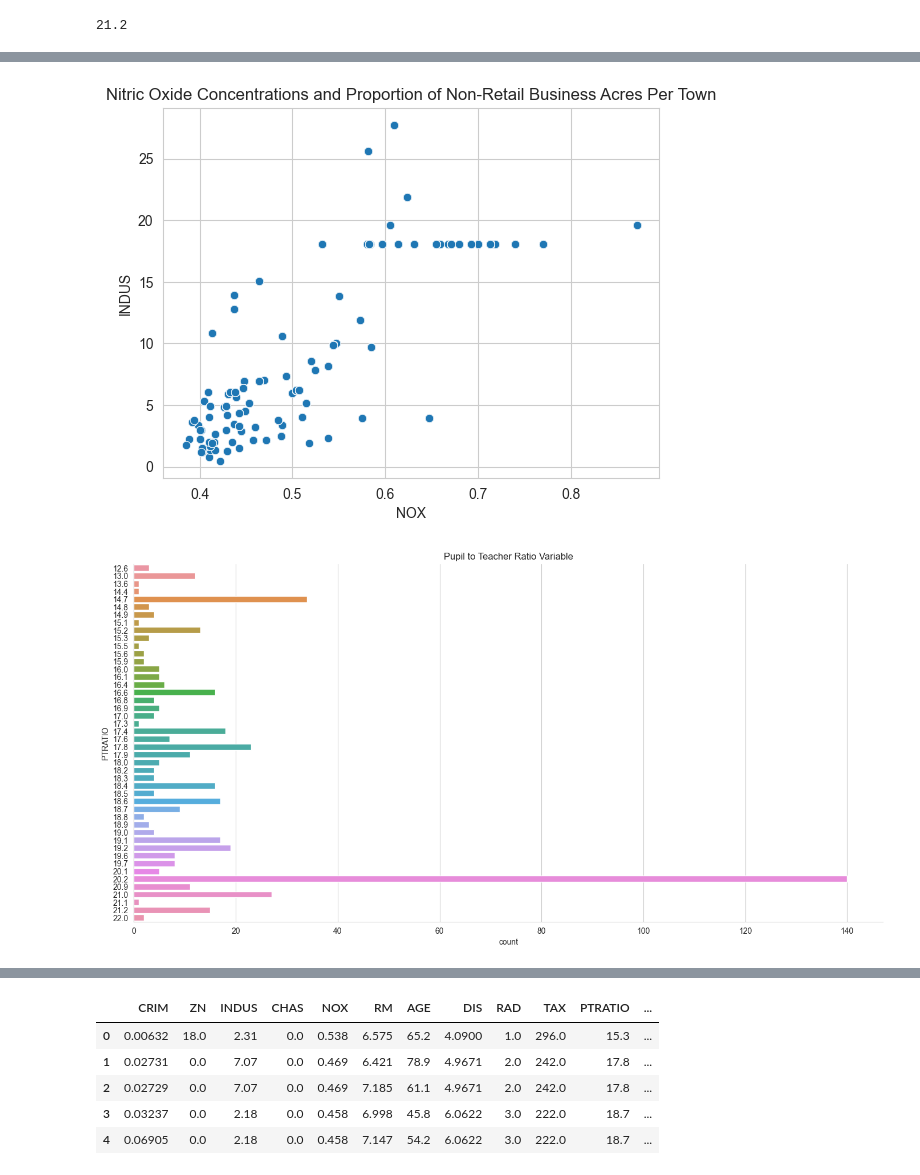
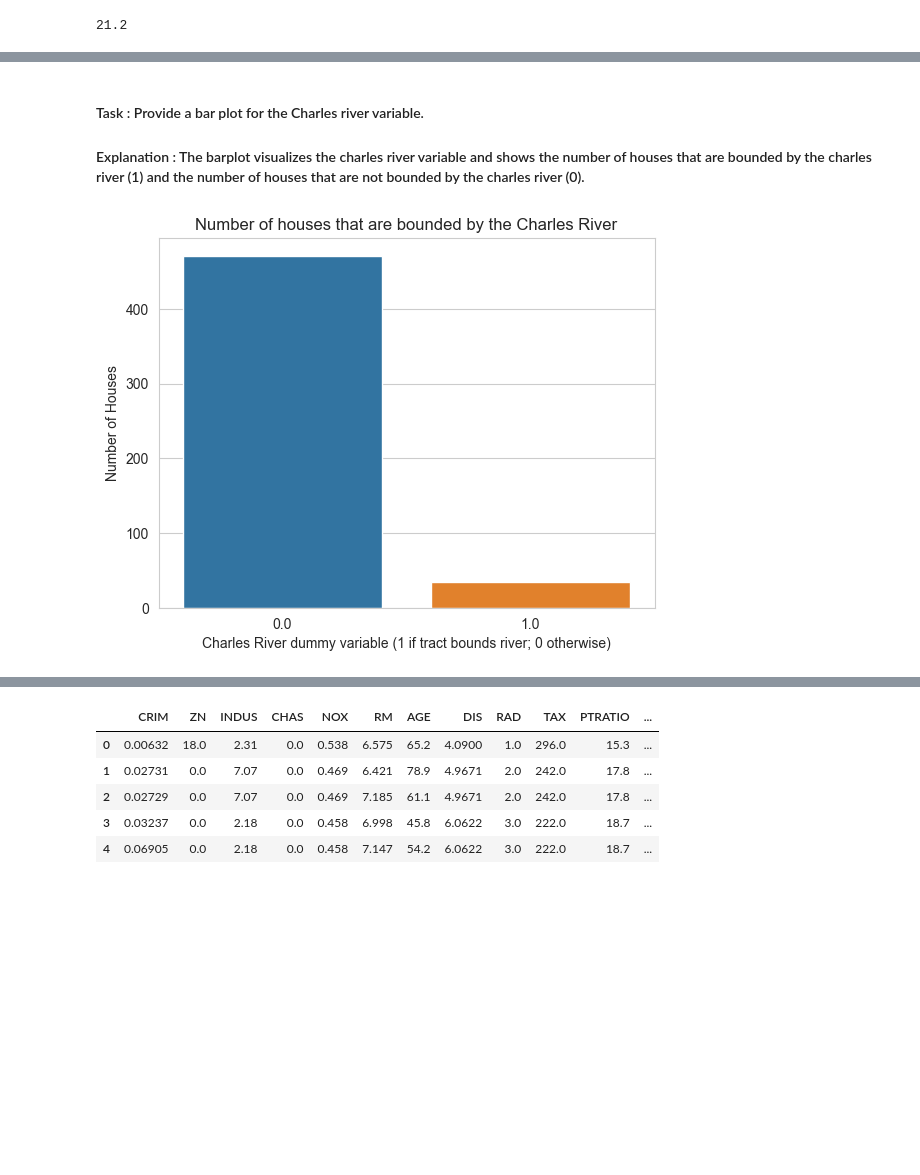
Before and after one commit to mathewpeedikayil/statistics-for-data-science-with-python, a Jupyter notebook: Optional_Peer_Graded_Assignment.jupyterlite.ipynb, the cells around one changed output, grey strips where cells are left out. Drawn from its saved outputs; the diff is of its cells as text; code cells hidden in the pictures; blank space fills up the shorter version.

```diff
--- a/Optional_Peer_Graded_Assignment.jupyterlite.ipynb
+++ b/Optional_Peer_Graded_Assignment.jupyterlite.ipynb
@@ -149,19 +128,11 @@ plt.show()
-# %%
-# Nitric oxide concentrations and Proportion of non-retail business acres per town scatter plot
-
-ax = sns.scatterplot(x='NOX', y='INDUS', data=boston_df)
-plt.title("Nitric Oxide Concentrations and Proportion of Non-Retail Business Acres Per Town")
-plt.show()
-
-# What can you say about the relationship?
-# There is a higher proportion of non-retail business acres per town where the Nitric oxide concentrations is less
-# %% [output]
-[figure, removed]
-# %%
-# histogram for pupil to teacher ratio variable
-
-sns.catplot(y='PTRATIO', kind='count', data=boston_df, height=7, aspect=2)
-plt.title("Pupil to Teacher Ratio Variable")
-plt.show()
-# %% [output]
-[figure, removed]
+# %% [markdown]
+#### Task : Provide a bar plot for the Charles river variable.
+#### Explanation : The barplot visualizes the charles river variable and shows the number of houses that are bounded by the charles river (1) and the number of houses that are not bounded by the charles river (0).
+# %%
+ax = sns.countplot(data=boston_df, x='CHAS')
+plt.title("Number of houses that are bounded by the Charles River")
+plt.ylabel("Number of Houses")
+plt.xlabel("Charles River dummy variable (1 if tract bounds river; 0 otherwise)")
+plt.show()
+# %% [output]
+[figure, added]
```
Also changed, not shown: parts of 30 cells of this notebook.
